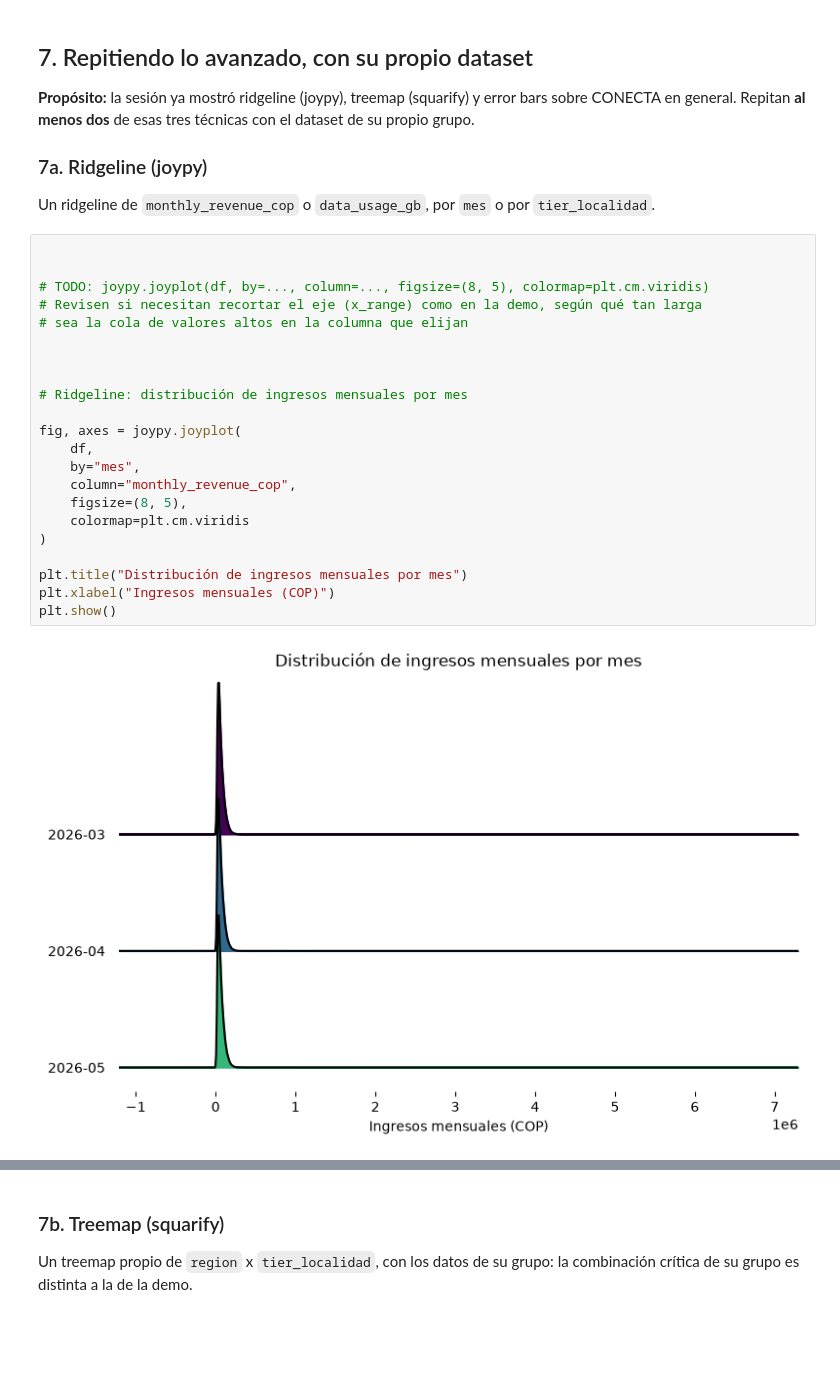
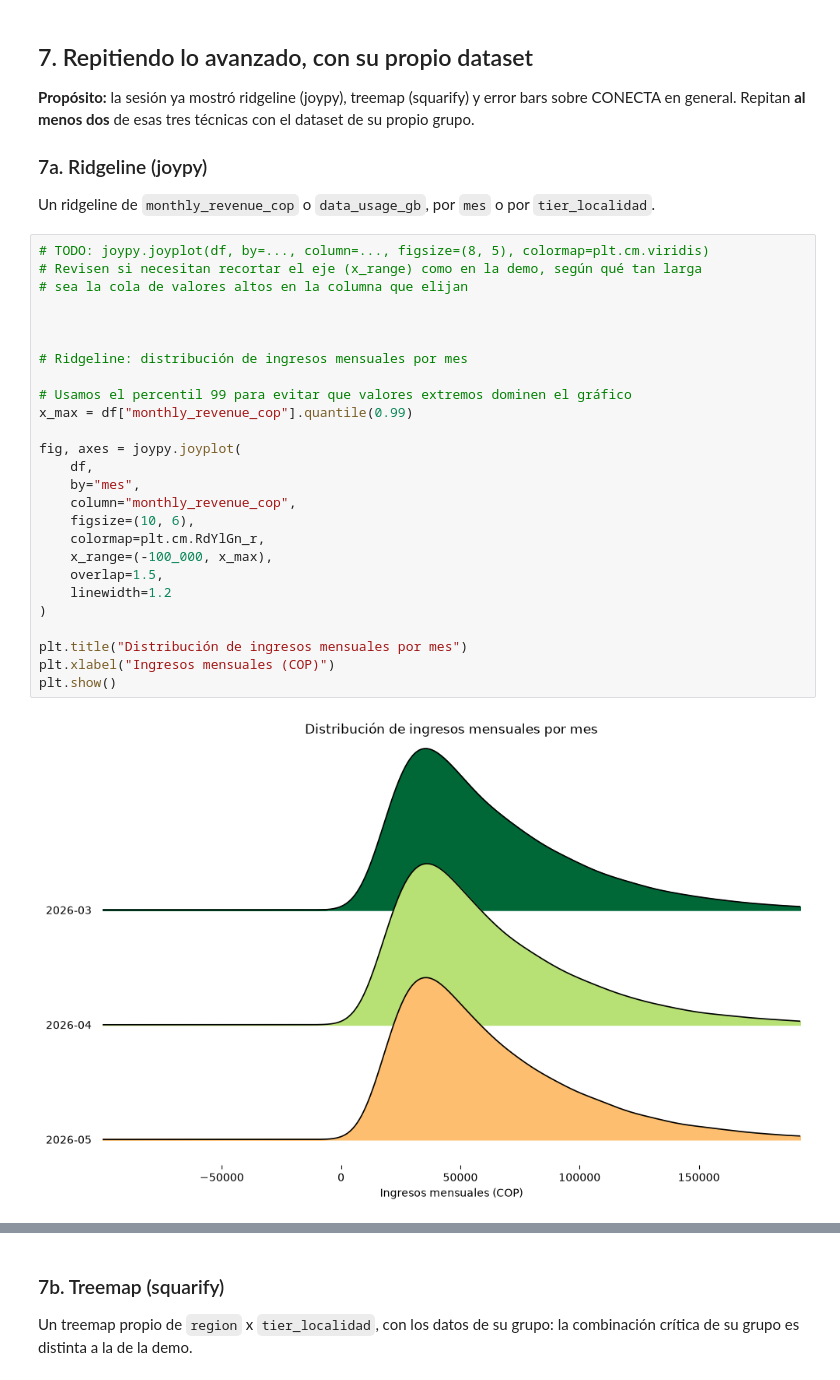
Before and after one commit to jp0617/visualizacionAnalisis, a Jupyter notebook: v0.1_s2_dataviz_grupo1.ipynb, the cells around one changed output, grey strips where cells are left out. Cells and saved outputs as stored; diff of their text form; blank space fills up the shorter version.

```diff
--- a/v0.1_s2_dataviz_grupo1.ipynb
+++ b/v0.1_s2_dataviz_grupo1.ipynb
@@ -713,26 +716,30 @@ Sí. Al graficar `churn_type` solo sobre los usuarios que ya churnearon, la prim
 
 Un ridgeline de `monthly_revenue_cop` o `data_usage_gb`, por `mes` o por `tier_localidad`.
 # %%
-
-
 # TODO: joypy.joyplot(df, by=..., column=..., figsize=(8, 5), colormap=plt.cm.viridis)
 # Revisen si necesitan recortar el eje (x_range) como en la demo, según qué tan larga
 # sea la cola de valores altos en la columna que elijan
 
 
 
 # Ridgeline: distribución de ingresos mensuales por mes
 
+# Usamos el percentil 99 para evitar que valores extremos dominen el gráfico
+x_max = df["monthly_revenue_cop"].quantile(0.99)
+
 fig, axes = joypy.joyplot(
     df,
     by="mes",
     column="monthly_revenue_cop",
-    figsize=(8, 5),
-    colormap=plt.cm.viridis
+    figsize=(10, 6),
+    colormap=plt.cm.RdYlGn_r,
+    x_range=(-100_000, x_max),
+    overlap=1.5,
+    linewidth=1.2
 )
 
 plt.title("Distribución de ingresos mensuales por mes")
 plt.xlabel("Ingresos mensuales (COP)")
 plt.show()
 # %% [output]
-[figure, old version]
+[figure, new version]
```
Also changed, not shown: parts of 14 cells of this notebook.
